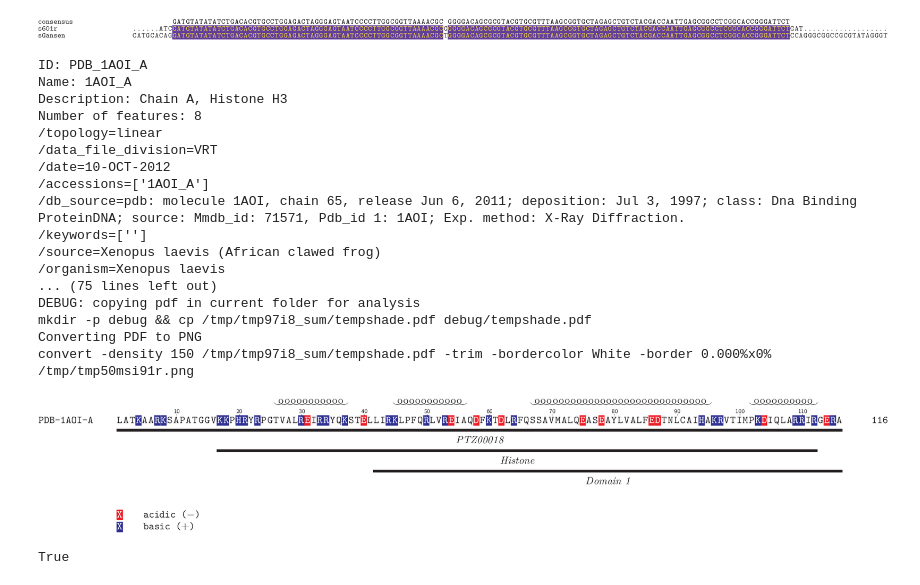
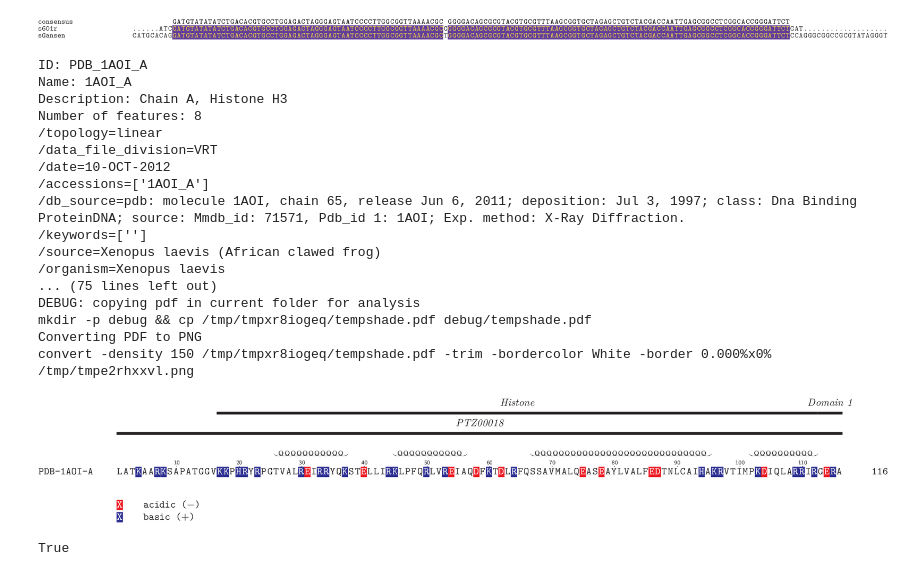
Before and after one commit to intbio/pytexshade, a Jupyter notebook: development.ipynb, the cells around one changed output. Drawn from its saved outputs; the diff is of its cells as text; code cells hidden in the pictures.

```diff
--- a/development.ipynb
+++ b/development.ipynb
@@ -244,26 +244,26 @@ ipyshade.shadedmsa(msa,\
 # %% [output]
 [figure]
 # %%
-ipyshade.shadepdbquick(pdb_chain_id='1AOI_A',entrez_email='alex@intbio.org',debug=True)
+ipyshade.shadepdbquick(pdb_chain_id='1AOI_A',entrez_email='alex@intbio.org',debug=True,force_feature_pos='top')
 # %% [output]
 ID: PDB_1AOI_A
 Name: 1AOI_A
 Description: Chain A, Histone H3
 Number of features: 8
 /topology=linear
 /data_file_division=VRT
 /date=10-OCT-2012
 /accessions=['1AOI_A']
 /db_source=pdb: molecule 1AOI, chain 65, release Jun 6, 2011; deposition: Jul 3, 1997; class: Dna Binding ProteinDNA; source: Mmdb_id: 71571, Pdb_id 1: 1AOI; Exp. method: X-Ray Diffraction.
 /keywords=['']
 /source=Xenopus laevis (African clawed frog)
 /organism=Xenopus laevis
 ... (75 lines left out)
 DEBUG: copying pdf in current folder for analysis
-mkdir -p debug && cp /tmp/tmp97i8_sum/tempshade.pdf debug/tempshade.pdf
+mkdir -p debug && cp /tmp/tmpxr8iogeq/tempshade.pdf debug/tempshade.pdf
 Converting PDF to PNG
-convert -density 150 /tmp/tmp97i8_sum/tempshade.pdf -trim -bordercolor White -border 0.000%x0% /tmp/tmp50msi91r.png
+convert -density 150 /tmp/tmpxr8iogeq/tempshade.pdf -trim -bordercolor White -border 0.000%x0% /tmp/tmpe2rhxxvl.png
-[figure, old version]
+[figure, new version]
 # %%
 a=[1,2,3]
 # %%
```
Also changed, not shown: 3 other files.
